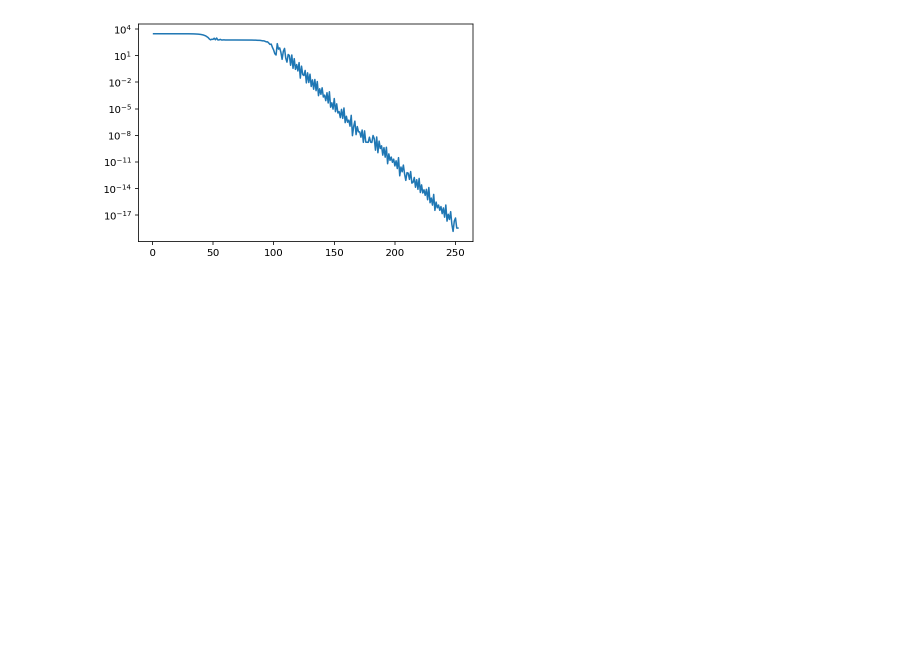
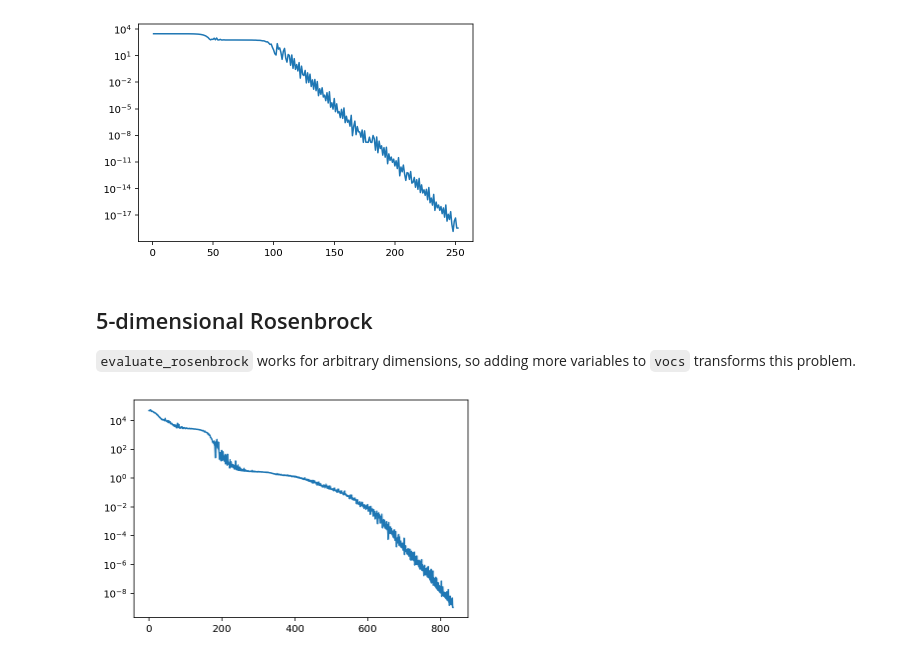
Before and after one commit to xopt-org/Xopt, a Jupyter notebook: docs/examples/scipy/neldermead.ipynb, the cells around one changed output. Cells and saved outputs as stored; diff of their text form; code cells hidden in the pictures; blank space fills up the shorter version.

```diff
--- a/docs/examples/scipy/neldermead.ipynb
+++ b/docs/examples/scipy/neldermead.ipynb
@@ -274,3 +274,31 @@ X.data['y'].plot()
 plt.yscale('log')
 # %% [output]
 [figure]
+# %% [markdown]
+## 5-dimensional Rosenbrock
+
+`evaluate_rosenbrock` works for arbitrary dimensions, so adding more variables to `vocs` transforms this problem.
+# %%
+YAML = """
+xopt: {}
+generator:
+  name: neldermead
+evaluator:
+  function: xopt.resources.test_functions.rosenbrock.evaluate_rosenbrock
+vocs:
+  variables:
+    x1: [-5, 5]
+    x2: [-5, 5]
+    x3: [-5, 5]
+    x4: [-5, 5]
+    x5: [-5, 5]
+  objectives:
+    y: MINIMIZE
+"""
+X = Xopt(YAML)
+# %%
+X.run()
+X.data['y'].plot()
+plt.yscale('log')
+# %% [output]
+[figure, added]
```
Also changed, not shown: parts of 6 cells of this notebook.
